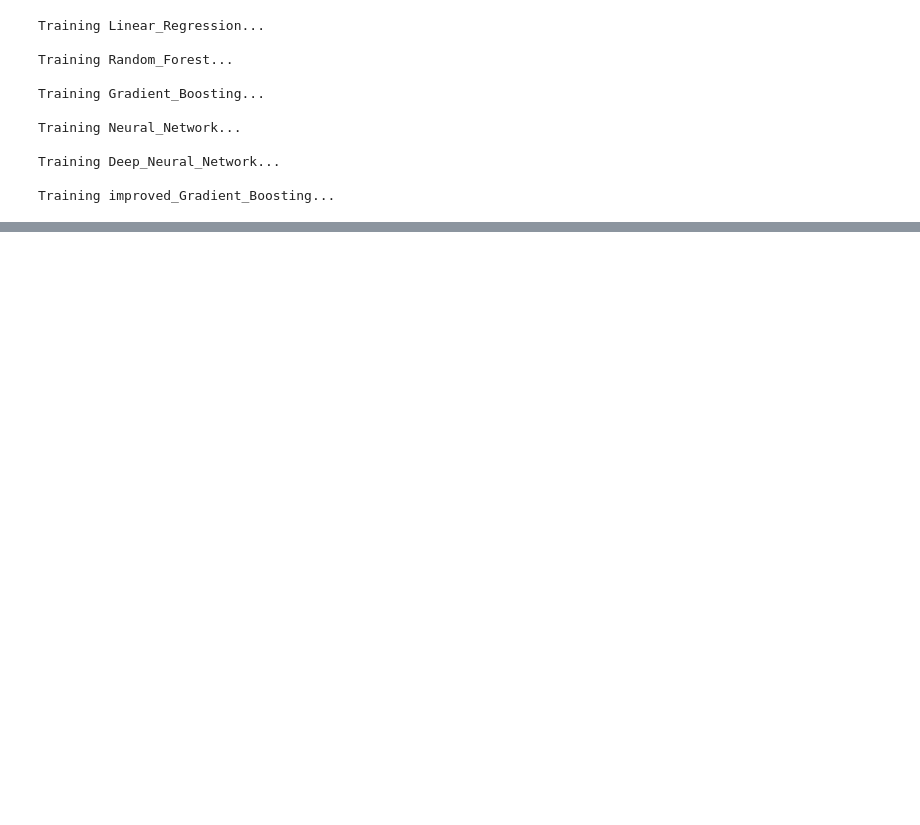
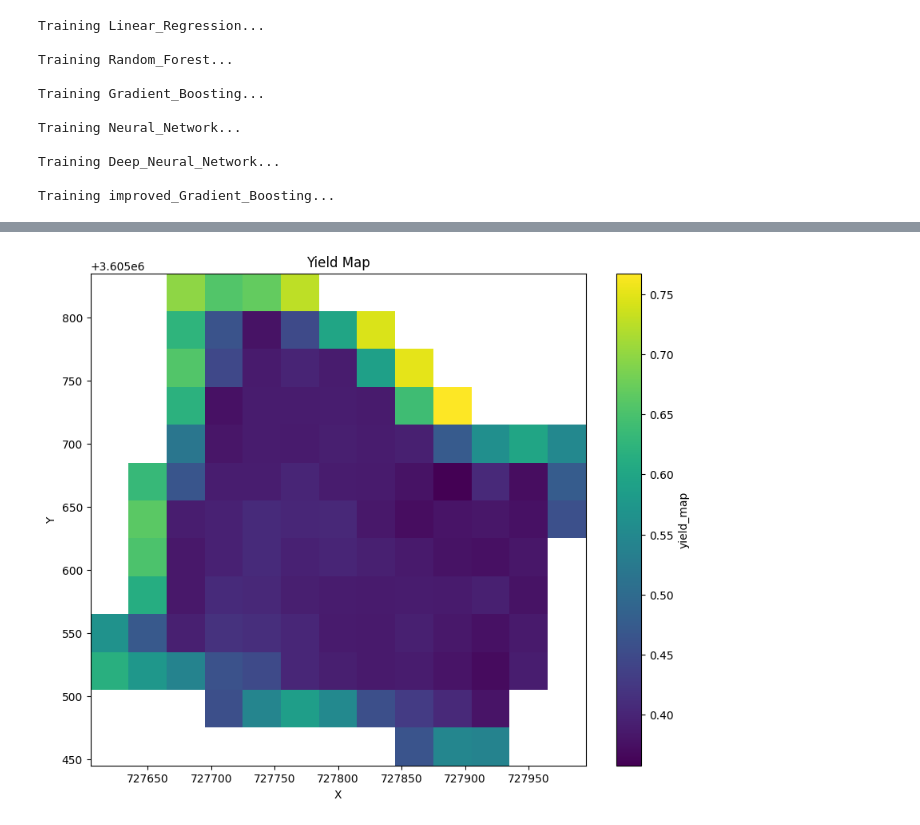
Before and after one commit to OriRoth22/tierra_spec_task, a Jupyter notebook: tierra_spec.ipynb, the cells around one changed output, grey strips where cells are left out. Saved outputs shown, nothing was run; the diff lists cells and outputs as text; code cells hidden in the pictures; blank space fills up the shorter version.

Commit message:
added yield map

```diff
--- a/tierra_spec.ipynb
+++ b/tierra_spec.ipynb
@@ -1243,0 +793,39 @@ Enlarged Bounding Box GeoJSON: {'type': 'Polygon', 'coordinates': [[[35.47114572
+# %%
+
+# Load the predictions from the CSV file
+results_df = pd.read_csv('results.csv')
+
+# Extract the predicted values (Random_Forest_prediction column)
+predictions = results_df['Random_Forest_prediction'].values
+
+
+# Get the shape of your original raster
+raster_shape = clipped_data['red'].shape  #  'red' is a representative band
+
+# Initialize an array of NaNs (or zeros) to hold the yield map
+yield_map = np.full(raster_shape, np.nan)
+
+# Get the indices of the non-zero pixels (you can reuse your previous method)
+non_zero_indices = np.where(clipped_data['red'].values.flatten() != 0)[0]
+
+# Check if the number of non-zero pixels matches the number of predictions
+if len(non_zero_indices) != len(predictions):
+    raise ValueError("The number of predictions does not match the number of non-zero pixels.")
+
+# Place the predictions back into the yield map at the non-zero locations
+yield_map.ravel()[non_zero_indices] = predictions
+# %%
+import matplotlib.pyplot as plt
+
+# Add the yield_map to the clipped_data as a new variable
+clipped_data['yield_map'] = (('y', 'x'), yield_map)  # Assuming 'y' and 'x' are the spatial dimensions
+
+# Plot the yield_map using xarray's plot method
+plt.figure(figsize=(10, 8))
+clipped_data['yield_map'].plot(cmap='viridis')  # Adjust the colormap as needed
+plt.title("Yield Map")
+plt.xlabel("X")
+plt.ylabel("Y")
+plt.show()
+# %% [output]
+[figure, added]
```
Also changed, not shown: parts of 40 cells of this notebook.
